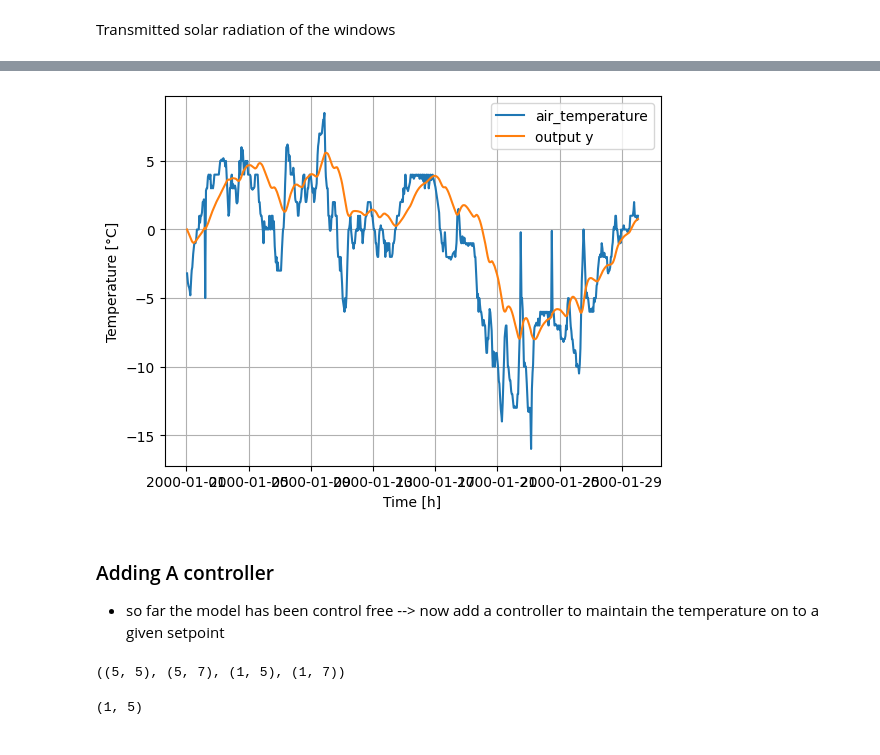
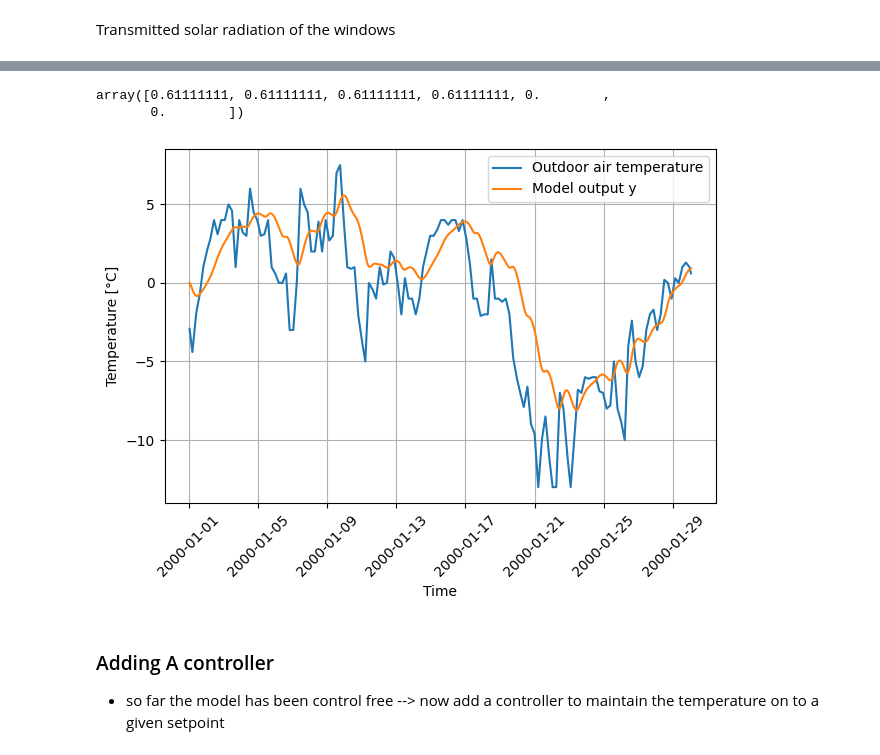
Before and after one commit to bethagle/-dm4bem_bethagle, a Jupyter notebook: experiment.ipynb, the cells around one changed output, grey strips where cells are left out. Saved outputs shown, nothing was run; the diff lists cells and outputs as text; code cells hidden in the pictures.

```diff
--- a/experiment.ipynb
+++ b/experiment.ipynb
@@ -242,4 +482,0 @@ u = np.vstack([np.vstack([np.ones([1, n])]*n_temperature_soruces), np.vstack([np
-# %%
-for k in range(t.shape[0] - 1):
-    θ_exp[:, k + 1] = (np.eye(As.shape[0]) + dt * As) @\
-        θ_exp[:, k] + dt * Bs @ u[:, k]
@@ -292,6 +599,6 @@ wall_2_surface_orientation = {'slope': 90,
 # %%
-weathe4wall1 = sol_rad_tilt_surf(df, wall_2_surface_orientation, albedo=0.4)
-weathe4wall2 = sol_rad_tilt_surf(df, wall_1_surface_orientation, albedo=0.4)
+weathe4wall1 = sol_rad_tilt_surf(df, wall_2_surface_orientation, albedo=0.25)
+weathe4wall2 = sol_rad_tilt_surf(df, wall_1_surface_orientation, albedo=0.25)
 
 weathe4window1 = sol_rad_tilt_surf(df, wall_1_surface_orientation, albedo=0.25)
 weathe4window2 = sol_rad_tilt_surf(df, wall_2_surface_orientation, albedo=0.25)
@@ -349,4 +638,0 @@ Bs.shape
-# %%
-for k in range(met.shape[0] - 1):
-    θ_exp[:, k + 1] = (np.eye(As.shape[0]) + dt * As) @\
-        θ_exp[:, k] + dt * Bs @ u[:, k]
@@ -355,8 +638,0 @@ y_out = Cs @ θ_exp + Ds @ u
-# %%
-plt.figure()
-plt.plot(met, label="air_temperature")
-plt.plot(met.index, y_out.T, label="output y")
-plt.legend()
-plt.xlabel("Time [h]"); plt.ylabel("Temperature [°C]"); plt.grid(True)
-# %% [output]
-[figure, removed]
@@ -363,3 +651,53 @@ plt.xlabel("Time [h]"); plt.ylabel("Temperature [°C]"); plt.grid(True)
+# %%
+u[:, -1]
+# %% [output]
+array([0.61111111, 0.61111111, 0.61111111, 0.61111111, 0.        ,
+       0.        ])
+# %%
+# extract outdoor air temperature
+met = df[['temp_air']]
+
+# time step [s] from weather data index
+dt = (met.index[1] - met.index[0]).total_seconds()
+
+# absorbed solar gains on both walls (W)
+solar_rad_wall = np.vstack([Q_abs_1.values, Q_abs_2.values])  # shape: (2, N)
+
+# 4 temperature sources: here we use the same outdoor air temperature for all 4
+air_temp = np.vstack([met.values.T] * 4)  # shape: (4, N)
+
+# build input matrix u = [temperature sources; flow sources] = (b, f)
+u = np.vstack([air_temp, solar_rad_wall])  # shape: (6, N)
+
+# number of time steps and states
+n_steps = met.shape[0]
+n_states = As.shape[0]
+
+# state trajectory
+θ_exp = np.zeros((n_states, n_steps))
+
+# explicit Euler discretization
+Ad = np.eye(n_states) + dt * As
+Bd = dt * Bs
+
+for k in range(n_steps - 1):
+    θ_exp[:, k + 1] = Ad @ θ_exp[:, k] + Bd @ u[:, k]
+
+# output
+y_out = Cs @ θ_exp + Ds @ u   # shape: (n_outputs, n_steps)
+
+# plotting
+plt.figure()
+plt.plot(met.index, met['temp_air'], label="Outdoor air temperature")
+plt.plot(met.index, y_out.T, label="Model output y")
+plt.legend()
+plt.xlabel("Time")
+plt.ylabel("Temperature [°C]")
+plt.grid(True)
+plt.xticks(rotation=45)
+plt.tight_layout()
+# %% [output]
+[figure, added]
 # %% [markdown]
 ### Adding A controller
 - so far the model has been control free --> now add a controller to maintain the temperature on to a given setpoint
@@ -367,11 +705,3 @@ plt.xlabel("Time [h]"); plt.ylabel("Temperature [°C]"); plt.grid(True)
 f[-1] = 1 # activate auxilary flow source for control
 # %%
 [As, Bs, Cs, Ds] = tc2ss(A=A, G=G, C=C, b=b, f=f, y=y)
-# %%
-As.shape, Bs.shape, Cs.shape, Ds.shape
-# %% [output]
-((5, 5), (5, 7), (1, 5), (1, 7))
-# %%
-Cs.shape
-# %% [output]
-(1, 5)
```
Also changed, not shown: parts of 95 cells of this notebook, 1 other file.
